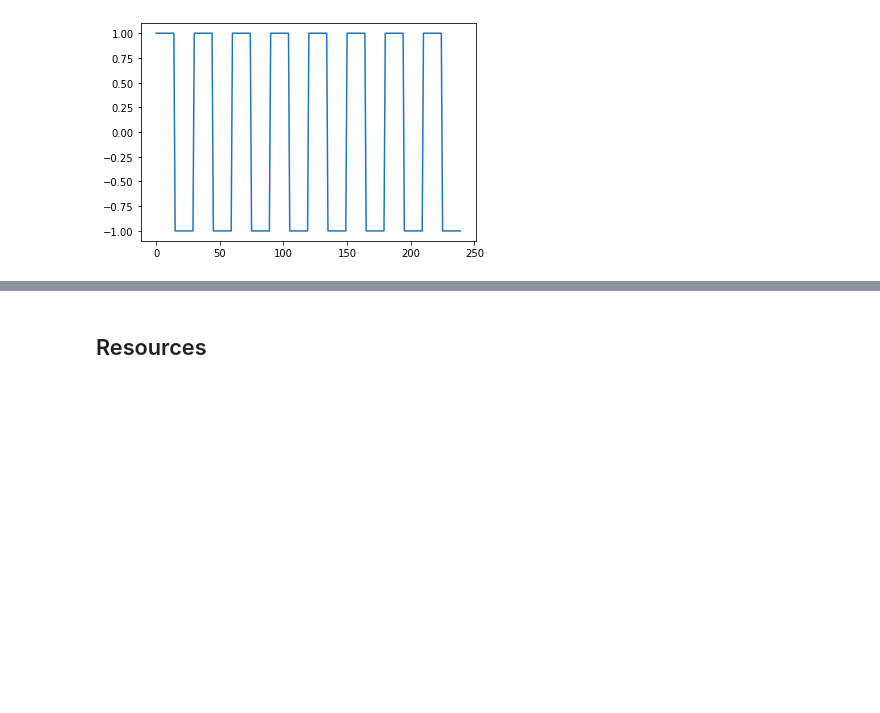
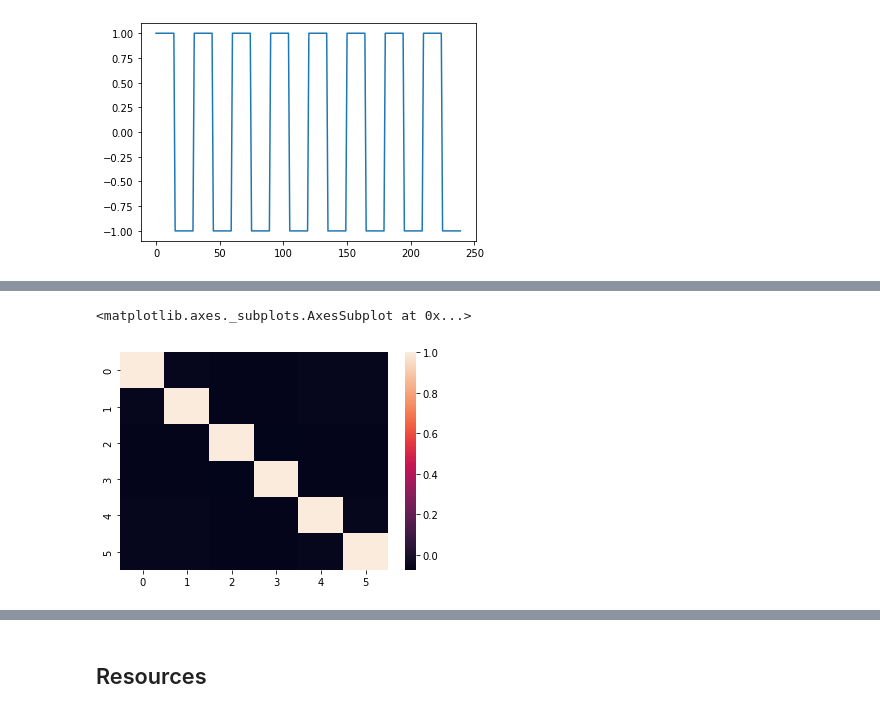
Before and after one commit to HesterLim/Applied-Data-Science-2021-Semester-2-Assignment-1, a Jupyter notebook: dataset-generate.ipynb, the cells around one changed output, grey strips where cells are left out. Cells and saved outputs as stored; diff of their text form; code cells hidden in the pictures; blank space fills up the shorter version.

```diff
--- a/dataset-generate.ipynb
+++ b/dataset-generate.ipynb
@@ -285,0 +365,9 @@ plt.plot(tc1);
+# %%
+SM = tmpSM.reshape((6, 441))
+# %%
+sm_df = pd.DataFrame(SM)
+sm_df = sm_df.T
+sns.heatmap(sm_df.corr())
+# %% [output]
+<matplotlib.axes._subplots.AxesSubplot at 0x...>
+[figure, added]
```
Also changed, not shown: parts of 20 cells of this notebook.
